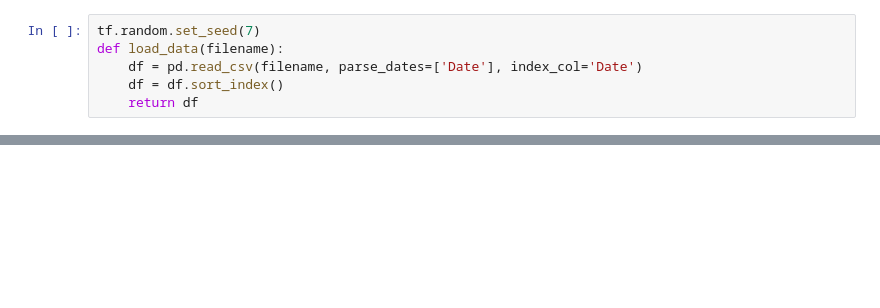
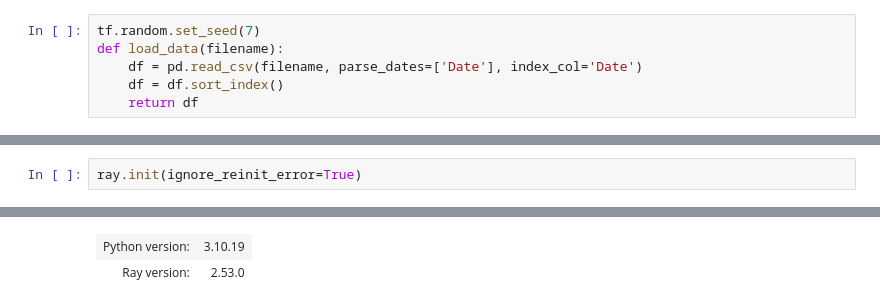
Before and after one commit to jeffmoe/CST_605_Week4, a Jupyter notebook: Week4.ipynb, the cells around one changed output, grey strips where cells are left out. Drawn from its saved outputs; the diff is of its cells as text; blank space fills up the shorter version.

```diff
--- a/Week4.ipynb
+++ b/Week4.ipynb
@@ -220,0 +354,3 @@ def model_eval(model, df, train_size, Seq, X_test, y_test, scaler, target_idx=5)
+# %%
+ray.init(ignore_reinit_error=True)
+# %% [output]
@@ -220,0 +359,2 @@ def model_eval(model, df, train_size, Seq, X_test, y_test, scaler, target_idx=5)
+| Python version: | 3.10.19 |
+| Ray version: | 2.53.0 |
```
Also changed, not shown: parts of 7 cells of this notebook.
